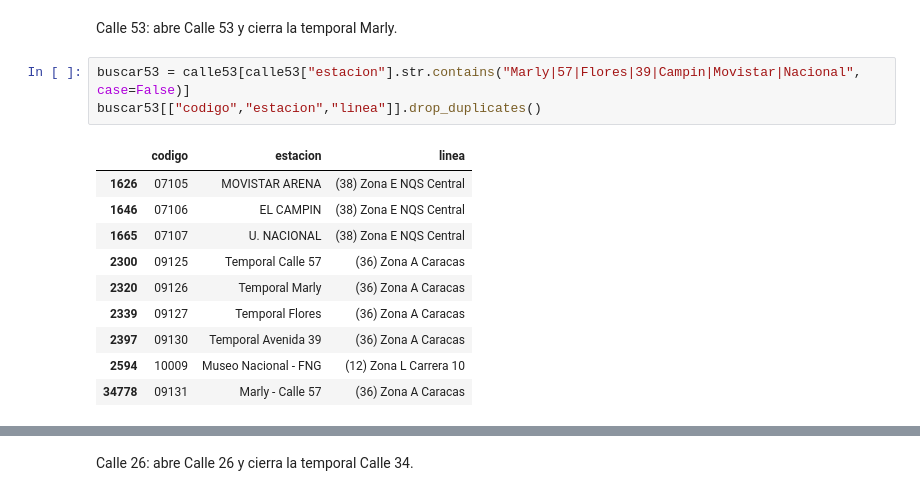
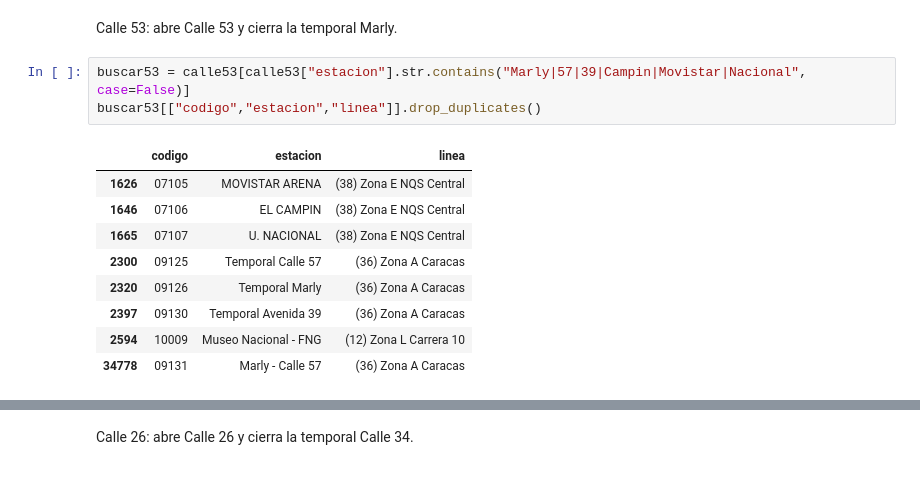
Before and after one commit to Sebast68h/Proyecto2-Transmilenio, a Jupyter notebook: NOOTEBOOKS/03_analisis.ipynb, the cells around one changed output, grey strips where cells are left out. Saved outputs shown, nothing was run; the diff lists cells and outputs as text.

```diff
--- a/NOOTEBOOKS/03_analisis.ipynb
+++ b/NOOTEBOOKS/03_analisis.ipynb
@@ -63,16 +82,15 @@ buscar72[["codigo","estacion","linea"]].drop_duplicates()
 # %% [markdown]
 Calle 53: abre Calle 53 y cierra la temporal Marly.
 # %%
-buscar53 = calle53[calle53["estacion"].str.contains("Marly|57|Flores|39|Campin|Movistar|Nacional", case=False)]
+buscar53 = calle53[calle53["estacion"].str.contains("Marly|57|39|Campin|Movistar|Nacional", case=False)]
 buscar53[["codigo","estacion","linea"]].drop_duplicates()
 # %% [output]
 |  | codigo | estacion | linea |
 | 1626 | 07105 | MOVISTAR ARENA | (38) Zona E NQS Central |
 | 1646 | 07106 | EL CAMPIN | (38) Zona E NQS Central |
 | 1665 | 07107 | U. NACIONAL | (38) Zona E NQS Central |
 | 2300 | 09125 | Temporal Calle 57 | (36) Zona A Caracas |
 | 2320 | 09126 | Temporal Marly | (36) Zona A Caracas |
-| 2339 | 09127 | Temporal Flores | (36) Zona A Caracas |
 | 2397 | 09130 | Temporal Avenida 39 | (36) Zona A Caracas |
 | 2594 | 10009 | Museo Nacional - FNG | (12) Zona L Carrera 10 |
 | 34778 | 09131 | Marly - Calle 57 | (36) Zona A Caracas |
```
Also changed, not shown: parts of 16 cells of this notebook.
